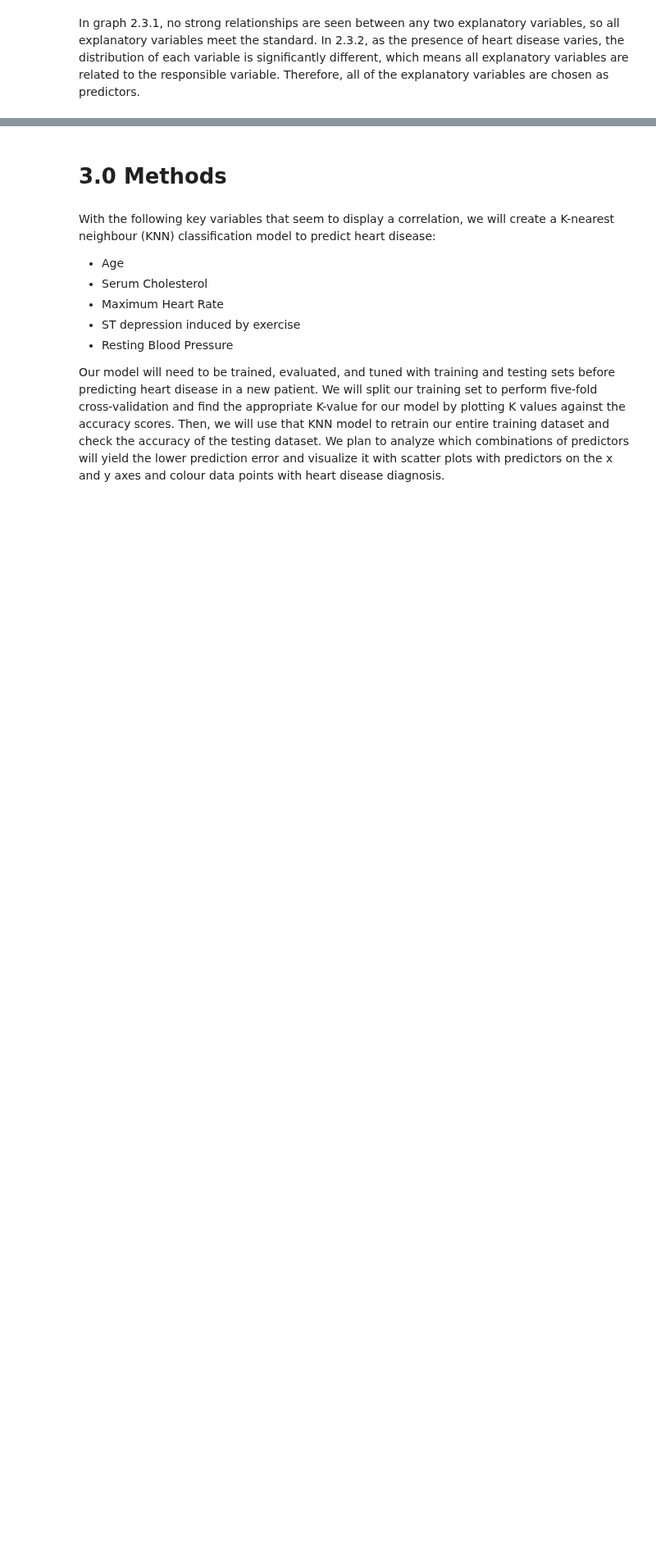
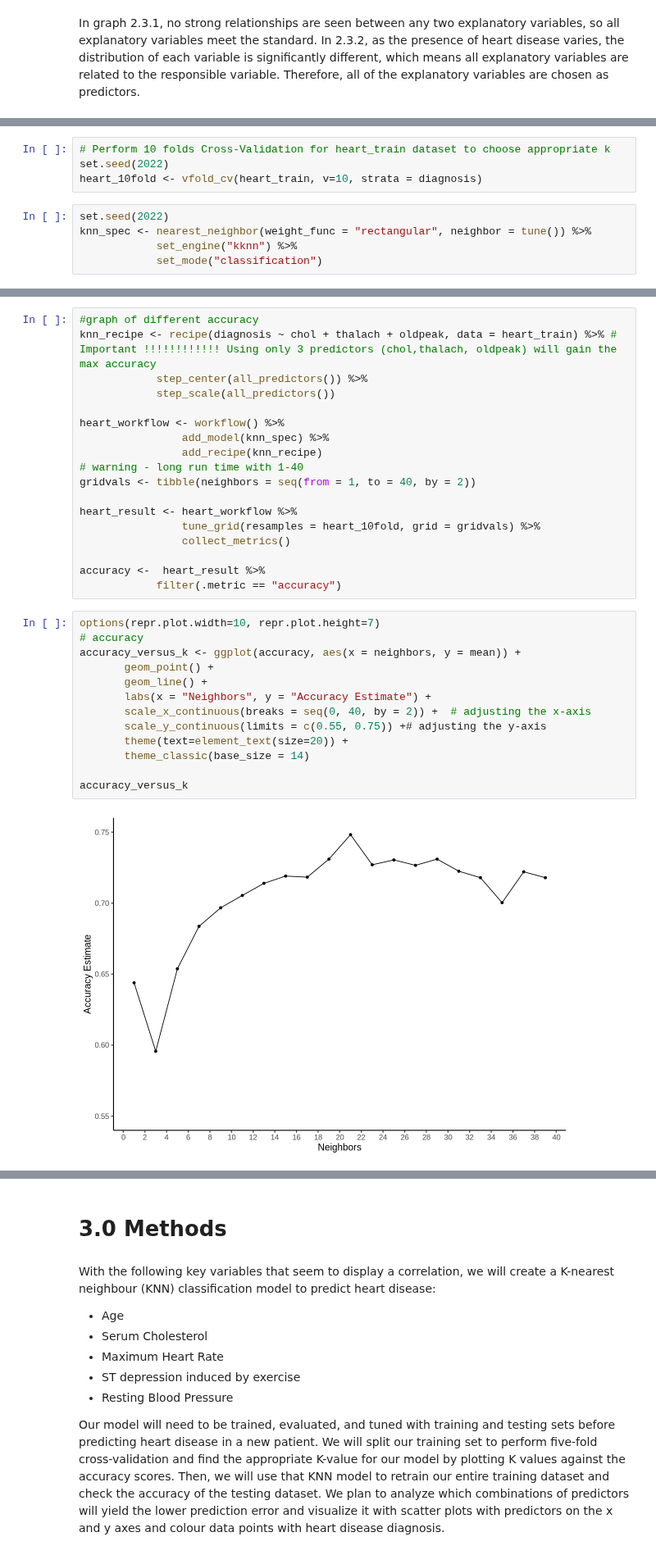
Before and after one commit to duffydu/dsci100-project, a Jupyter notebook: DSCI100_project_proposal.ipynb, the cells around one changed output, grey strips where cells are left out. Shown at 82% size. Saved outputs shown, nothing was run; the diff lists cells and outputs as text; blank space fills up the shorter version.

```diff
--- a/DSCI100_project_proposal.ipynb
+++ b/DSCI100_project_proposal.ipynb
@@ -260,0 +279,9 @@ In graph 2.3.1, no strong relationships are seen between any two explanatory var
+# %%
+# Perform 10 folds Cross-Validation for heart_train dataset to choose appropriate k
+set.seed(2022)
+heart_10fold <- vfold_cv(heart_train, v=10, strata = diagnosis)
+# %%
+set.seed(2022)
+knn_spec <- nearest_neighbor(weight_func = "rectangular", neighbor = tune()) %>%
+            set_engine("kknn") %>%
+            set_mode("classification")
@@ -260,0 +298,33 @@ In graph 2.3.1, no strong relationships are seen between any two explanatory var
+# %%
+#graph of different accuracy
+knn_recipe <- recipe(diagnosis ~ chol + thalach + oldpeak, data = heart_train) %>% # Important !!!!!!!!!!!! Using only 3 predictors (chol,thalach, oldpeak) will gain the max accuracy
+            step_center(all_predictors()) %>%
+            step_scale(all_predictors())
+
+heart_workflow <- workflow() %>%
+                add_model(knn_spec) %>%
+                add_recipe(knn_recipe)
+# warning - long run time with 1-40
+gridvals <- tibble(neighbors = seq(from = 1, to = 40, by = 2))
+
+heart_result <- heart_workflow %>%
+                tune_grid(resamples = heart_10fold, grid = gridvals) %>%
+                collect_metrics()
+
+accuracy <-  heart_result %>%
+            filter(.metric == "accuracy")
+# %%
+options(repr.plot.width=10, repr.plot.height=7)
+# accuracy
+accuracy_versus_k <- ggplot(accuracy, aes(x = neighbors, y = mean)) +
+       geom_point() +
+       geom_line() +
+       labs(x = "Neighbors", y = "Accuracy Estimate") +
+       scale_x_continuous(breaks = seq(0, 40, by = 2)) +  # adjusting the x-axis
+       scale_y_continuous(limits = c(0.55, 0.75)) +# adjusting the y-axis
+       theme(text=element_text(size=20)) +
+       theme_classic(base_size = 14)
+
+accuracy_versus_k
+# %% [output]
+[figure, added]
```
Also changed, not shown: parts of 23 cells of this notebook.
